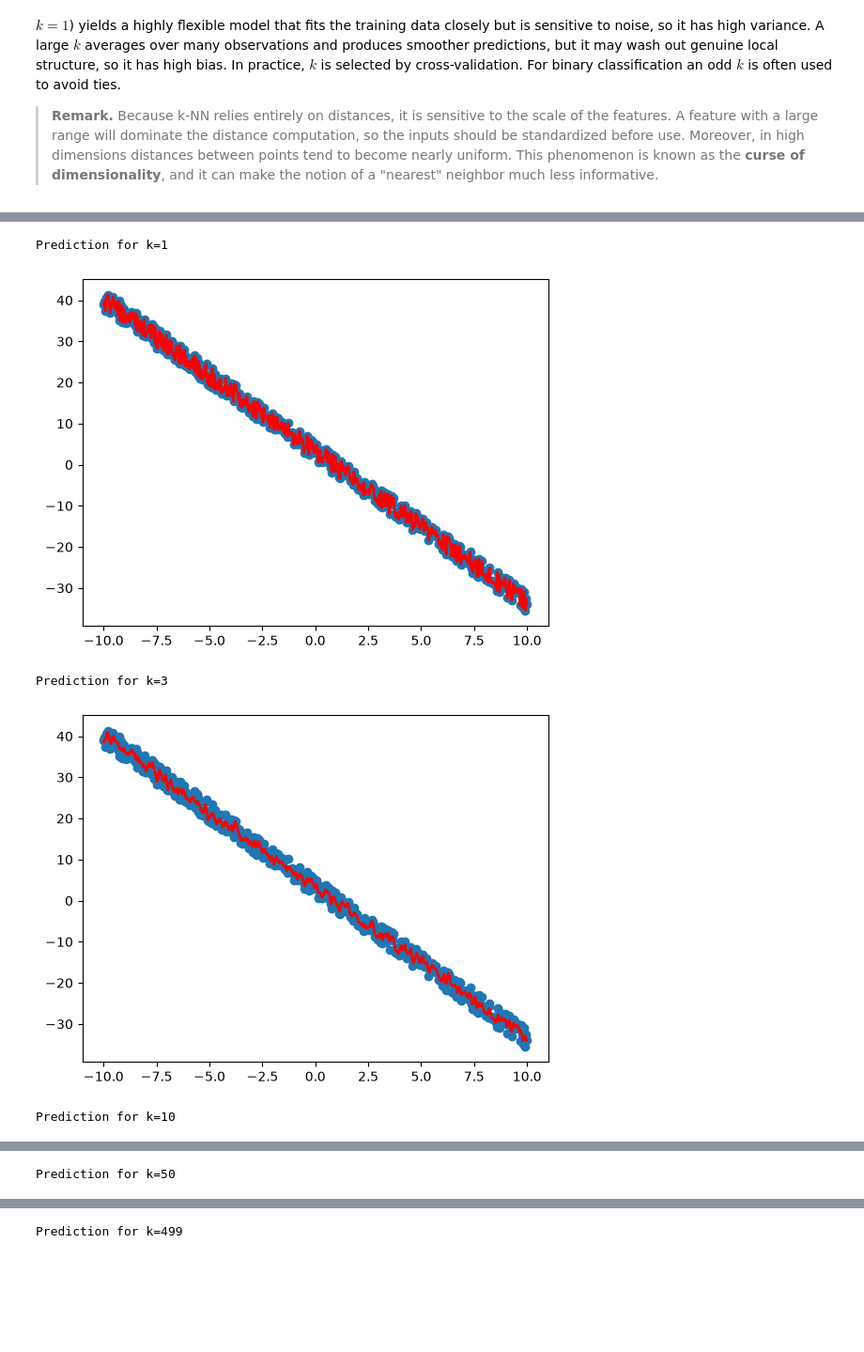
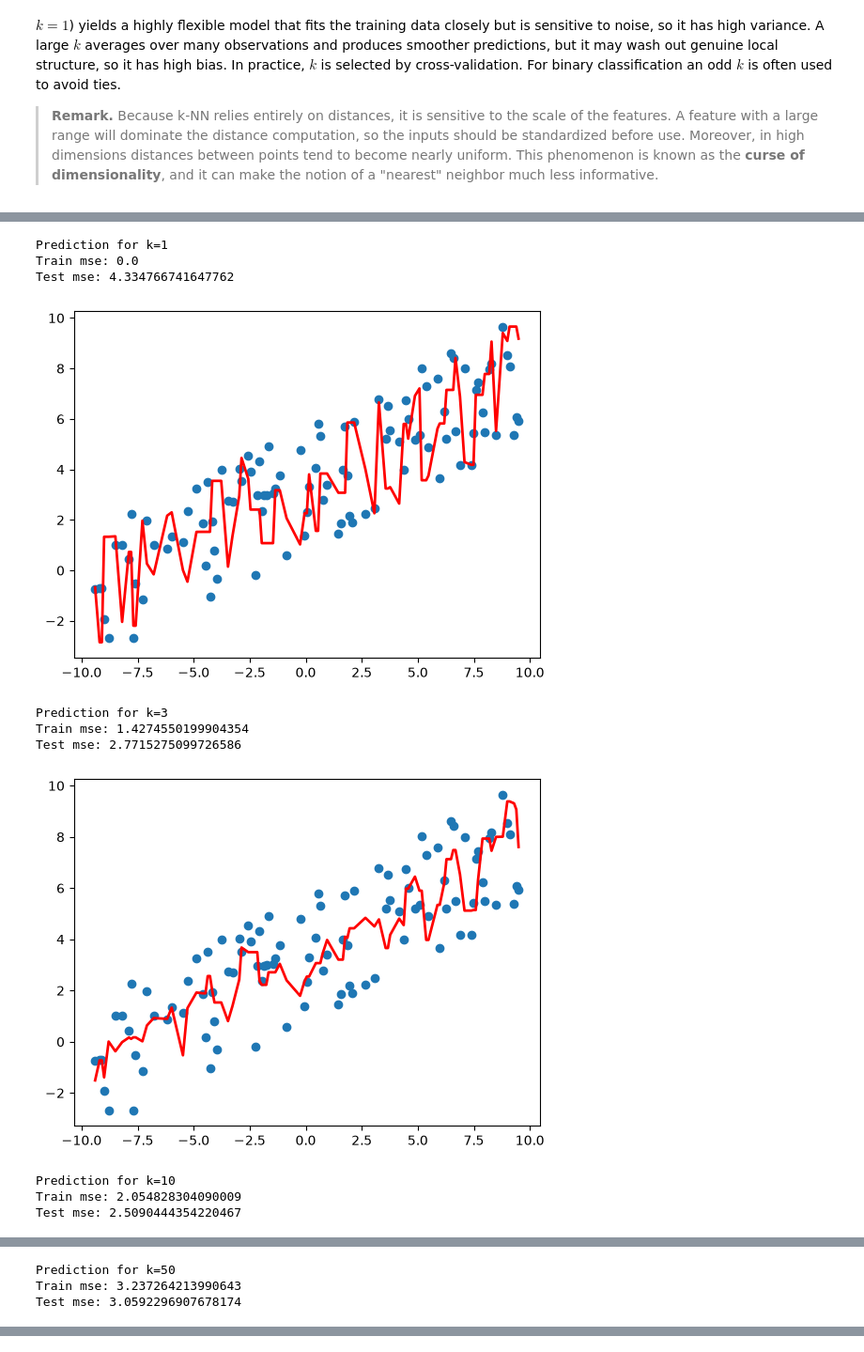
Before and after one commit to SashoVas/ArtificialIntelligenceCourse, a Jupyter notebook: 07_KNN.ipynb, the cells around one changed output, grey strips where cells are left out. Shown at 94% size. Cells and saved outputs as stored; diff of their text form; code cells hidden in the pictures; blank space fills up the shorter version.

```diff
--- a/07_KNN.ipynb
+++ b/07_KNN.ipynb
@@ -112,0 +143,3 @@ class KNN:
+# %%
+def accuracy(y_true,y_pred):
+    return (y_true==y_pred).sum()/len(y_true)
@@ -138,0 +286,11 @@ Predicted classes for k=499:
+# %%
+def mae(y_true, y_pred):
+    return np.mean(np.abs(y_true - y_pred))
+
+
+def mse(y_true, y_pred) -> float:
+    return np.mean((y_true - y_pred) ** 2)
+
+
+def rmse(y_true, y_pred):
+    return np.sqrt(mse(y_true, y_pred))
@@ -139,27 +323,30 @@ Predicted classes for k=499:
 # %%
-def create_polinomial(power=1,noise=5,upper=10,lower=-10,num_points=500):
-    x = np.linspace(lower,upper,num_points)
-
-    y= np.random.rand(1)*2 + np.random.rand(num_points)*noise
-    for i in range(power):
-        y += x**(i+1) * np.random.randn(1)*2
-    return x,y
 
 
-x,y = create_polinomial()
+for i in [1,3,10,50,100]:
+    knn = KNN(k=i,task='regression')
+    knn.fit(train_X.reshape(len(train_X),1),train_y)
 
-for i in [1,3,10,100,300,499]:
-    knn = KNN(k=i,task='regression')
-    knn.fit(x.reshape(500,1),y)
+    train_pred = knn.predict(train_X.reshape(len(train_X),1))
+    test_pred = knn.predict(test_X.reshape(len(test_X),1))
+    print(f'Prediction for k={i}')
+    print("Train mse:",mse(train_y,train_pred))
+    print("Test mse:",mse(test_y,test_pred))
+    #plt.scatter(train_X,train_y)
+    #plt.plot(train_X, train_pred, color="red", linewidth=2, label=f"pred")
 
-    pred = knn.predict(x.reshape(500,1))
-    print(f'Prediction for k={i}')
-    plt.scatter(x,y)
-    plt.plot(x, pred, color="red", linewidth=2, label=f"pred")
+    plt.scatter(test_X,test_y)
+    plt.plot(test_X, test_pred, color="red", linewidth=2, label=f"pred")
     plt.show()
 # %% [output]
 Prediction for k=1
+Train mse: 0.0
+Test mse: 4.334766741647762
-[figure, old version]
+[figure, new version]
 Prediction for k=3
+Train mse: 1.4274550199904354
+Test mse: 2.7715275099726586
-[figure, old version]
+[figure, new version]
 Prediction for k=10
+Train mse: 2.054828304090009
+Test mse: 2.5090444354220467
@@ -167 +354,3 @@ Prediction for k=10
 Prediction for k=50
+Train mse: 3.237264213990643
+Test mse: 3.0592296907678174
@@ -173 +365,0 @@ Prediction for k=300
-Prediction for k=499
```
Also changed, not shown: parts of 12 cells of this notebook.
